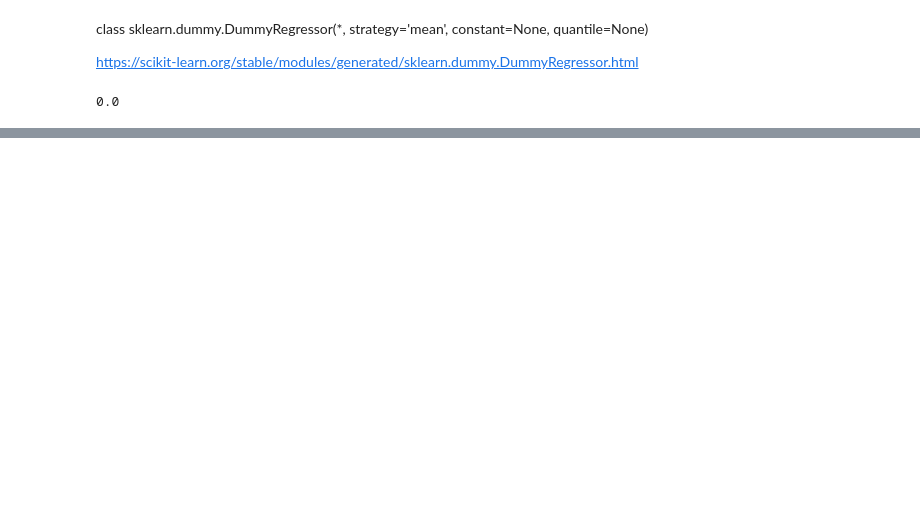
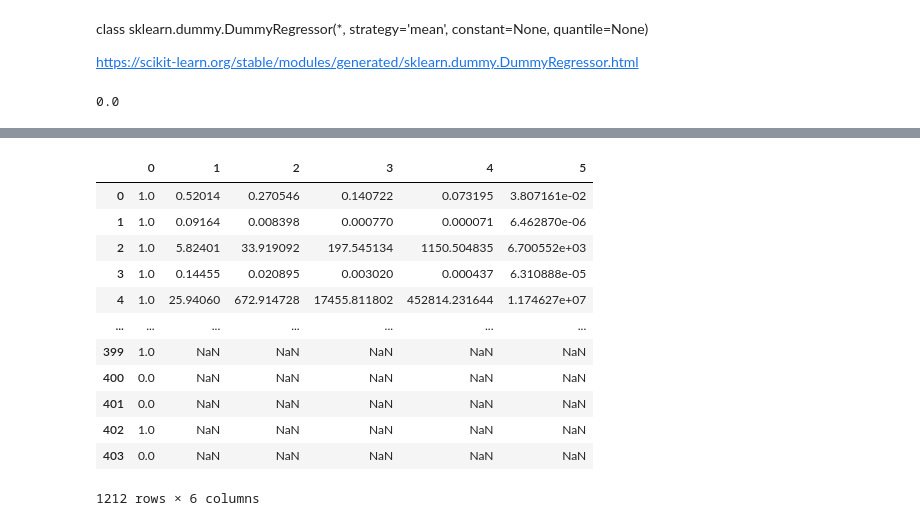
Before and after one commit to JMML2021/0201-estructures_dades, a Jupyter notebook: Tasca_M5_T02_Machine_Leaning.ipynb, the cells around one changed output, grey strips where cells are left out. Cells and saved outputs as stored; diff of their text form; code cells hidden in the pictures; blank space fills up the shorter version.

```diff
--- a/Tasca_M5_T02_Machine_Leaning.ipynb
+++ b/Tasca_M5_T02_Machine_Leaning.ipynb
@@ -339,0 +348,2 @@ dummy_regr.score(X, y)
+# %%
+binary_CRIM = pd.DataFrame(binary_CRIM)
@@ -339,0 +363,3 @@ dummy_regr.score(X, y)
+# %%
+normalized_CRIM = pd.DataFrame(normalized_CRIM)
+print(normalized_CRIM.describe())
@@ -339,0 +415,17 @@ dummy_regr.score(X, y)
+# %%
+df_CRIM = pd.concat([polynomial_CRIMS, normalized_CRIM, binary_CRIM])
+df_CRIM
+# %% [output]
+|  | 0 | 1 | 2 | 3 | 4 | 5 |
+| 0 | 1.0 | 0.52014 | 0.270546 | 0.140722 | 0.073195 | 3.807161e-02 |
+| 1 | 1.0 | 0.09164 | 0.008398 | 0.000770 | 0.000071 | 6.462870e-06 |
+| 2 | 1.0 | 5.82401 | 33.919092 | 197.545134 | 1150.504835 | 6.700552e+03 |
+| 3 | 1.0 | 0.14455 | 0.020895 | 0.003020 | 0.000437 | 6.310888e-05 |
+| 4 | 1.0 | 25.94060 | 672.914728 | 17455.811802 | 452814.231644 | 1.174627e+07 |
+| ... | ... | ... | ... | ... | ... | ... |
+| 399 | 1.0 | NaN | NaN | NaN | NaN | NaN |
+| 400 | 0.0 | NaN | NaN | NaN | NaN | NaN |
+| 401 | 0.0 | NaN | NaN | NaN | NaN | NaN |
+| 402 | 1.0 | NaN | NaN | NaN | NaN | NaN |
+| 403 | 0.0 | NaN | NaN | NaN | NaN | NaN |
+1212 rows × 6 columns
```
Also changed, not shown: parts of 9 cells of this notebook.
